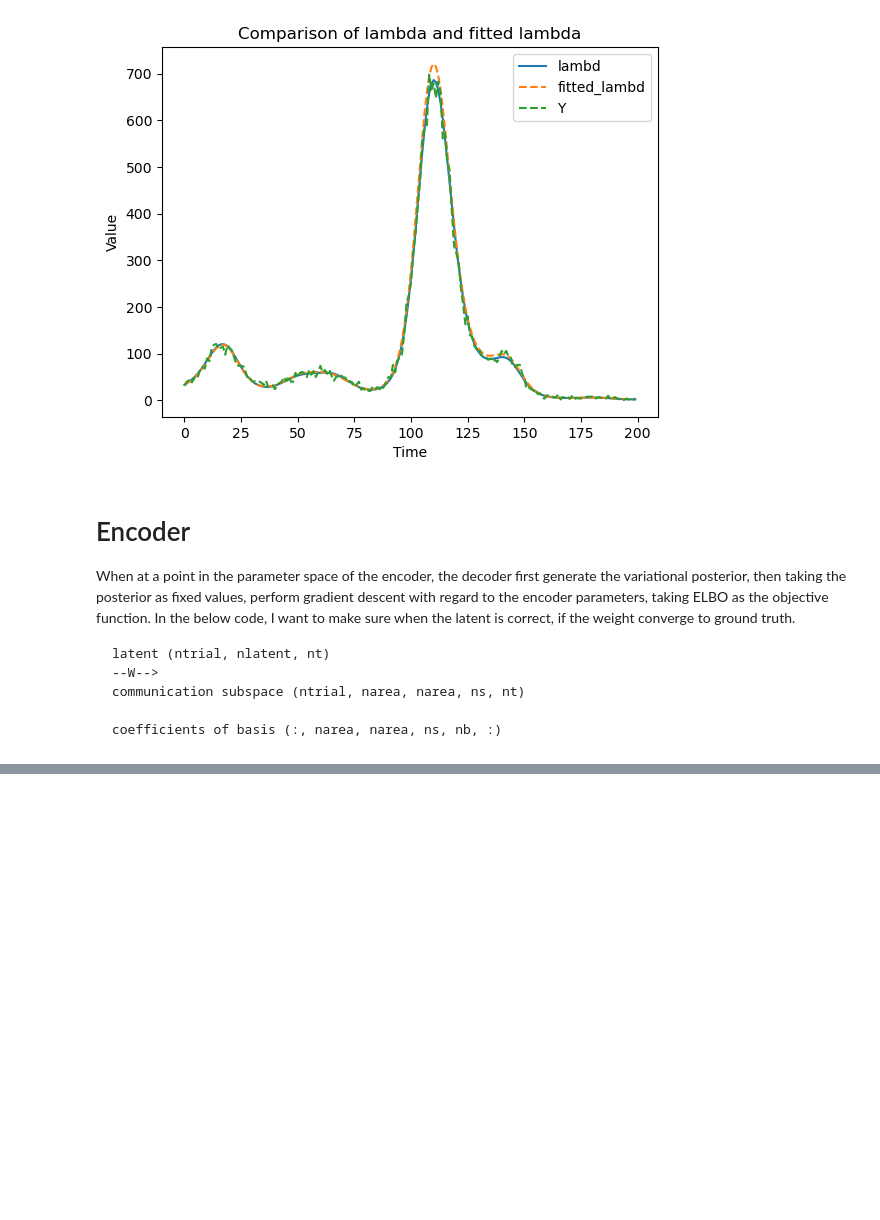
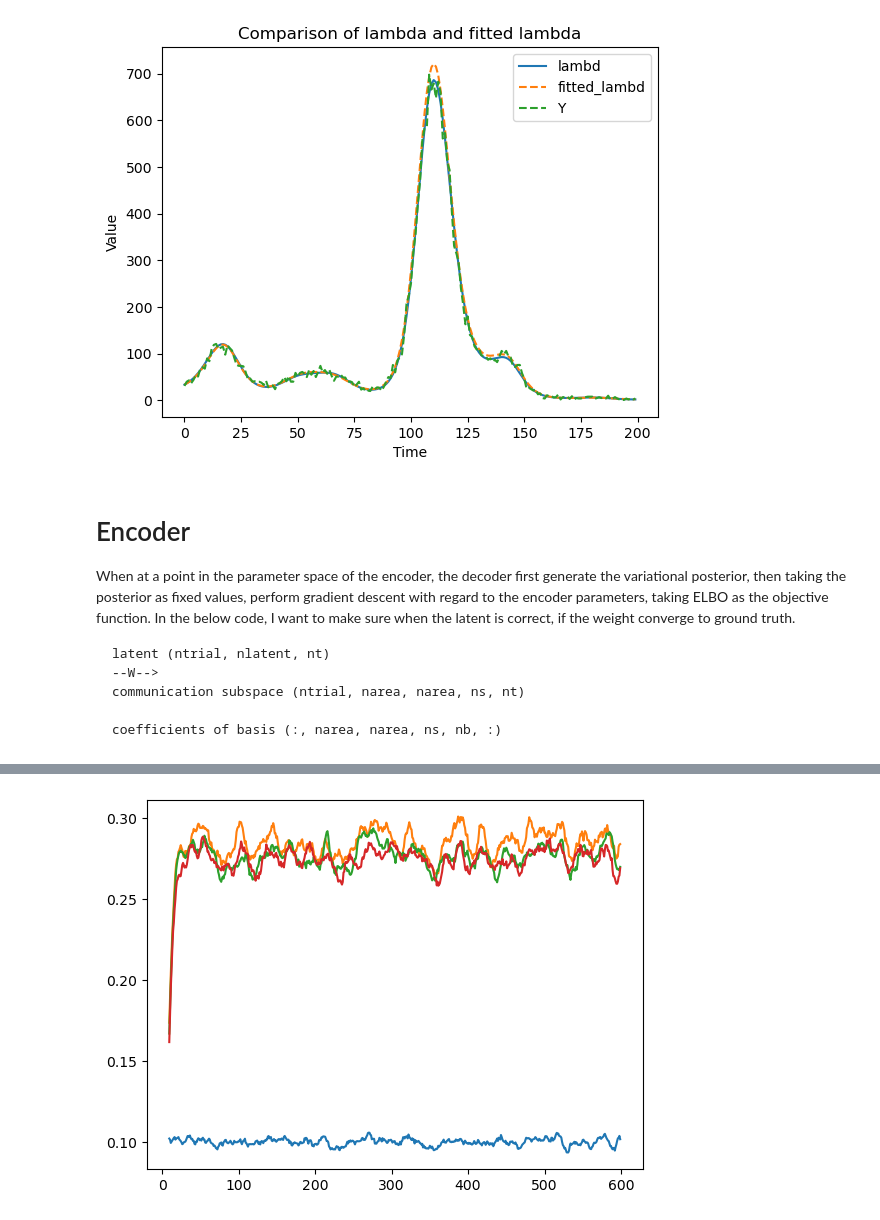
Before and after one commit to Qi-Xin/FC-GPFA, a Jupyter notebook: Decoder&Encoder.ipynb, the cells around one changed output, grey strips where cells are left out. Cells and saved outputs as stored; diff of their text form; code cells hidden in the pictures; blank space fills up the shorter version.

```diff
--- a/Decoder&Encoder.ipynb
+++ b/Decoder&Encoder.ipynb
@@ -332,0 +330,85 @@ tensor([0.0000, 0.0000, 0.0000, 0.6000, 0.4000, 0.2000, 0.0000])
+# %%
+### Generate data
+torch.manual_seed(0)
+np.random.seed(0)
+
+baseline_fr = 0.1
+MAX_FIRING_RATE = 10
+ntrial = 1000
+narea = 4
+nneuron_area = 2
+npadding = 100
+nneuron = narea*nneuron_area
+nt_wo_padding = 500
+gt_neuron_params = {'baseline_fr':baseline_fr, 'ntrial':ntrial, 'narea':narea, 'nneuron_area':nneuron_area,
+                    'nt':nt_wo_padding, 'npadding':npadding}
+
+coupling_filter_params = {'peaks_max':20.2, 'num':3, 'nonlinear':0.5}
+basis_coupling = GLM.make_pillow_basis(**coupling_filter_params)
+basis_coupling = basis_coupling[:,:1]
+
+max_histories = basis_coupling.shape[0]
+nt = nt_wo_padding + npadding
+coupling_mat = np.zeros((max_histories, nneuron, nneuron))
+baseline_mat = np.zeros((nt, nneuron))
+spikes = np.zeros((ntrial, nneuron, nt))
+
+### Generate coupling matrix
+for jarea in range(narea):
+    baseline_mat[:, jarea*nneuron_area:(jarea+1)*nneuron_area] = np.log(baseline_fr)
+    # baseline_mat[:, jarea*nneuron_area:(jarea+1)*nneuron_area] = baseline_fr*np.random.rand(nt, nneuron_area)
+    for iarea in range(narea):
+        # if jarea == iarea+1 and jarea in [1]:
+        if iarea == 0 and jarea != iarea:
+            coupling_mat[:, iarea*nneuron_area:(iarea+1)*nneuron_area, jarea*nneuron_area:(jarea+1)*nneuron_area] \
+                = np.flip(1*basis_coupling[:,0])[:, np.newaxis, np.newaxis]/nneuron_area
+
+### Generate time-varying coupling strength coefficients
+nlatent = 1
+gt_latent_params = {'sigma2':1, 'nlatent':nlatent, 'offset':1}
+max_project_w = 0.3
+project_w = (np.random.uniform(low=-max_project_w, high=max_project_w, size=(narea, narea, nlatent)))
+project_w *= 1/np.sqrt(np.sum(project_w**2))
+K = get_K(nt=nt, L=500, sigma2=gt_latent_params['sigma2'])
+latents = np.random.multivariate_normal(np.zeros(nt), K, (nlatent, ntrial))
+time_varying_coef = np.einsum('...i, ijk -> ...jk', project_w, latents) + gt_latent_params['offset']
+# time_varying_coef = np.einsum('...i, ijk -> ...jk', project_w, latents)
+
+
+### Rescale the time varying coefficients to have mean value of 1
+### Rescale the coupling matrix to have maximum absolute value of 1
+# print(abs(coupling_mat).max())
+# rescale = 1/abs(coupling_mat).max()
+# coupling_mat *= rescale
+# time_varying_coef: narea x narea x ntrial x nt
+
+### Generate spikes
+for itrial in range(ntrial):
+    spikes_single_trial = np.zeros((nt, nneuron, 1))
+    log_firing_rate = copy.copy(baseline_mat[:,:,np.newaxis])
+    spikes_single_trial[0,:,0] = np.random.poisson(np.exp(log_firing_rate[0,:,0]))
+
+    for t in range(1, nt):
+        nhistories = min(t, max_histories)
+        temp_log_firing_rate = (coupling_mat[-nhistories:, :, :] \
+            * np.kron(time_varying_coef[:,:,itrial,t][np.newaxis,:,:], np.ones((nneuron_area, nneuron_area))) \
+                * spikes_single_trial[(t-nhistories):(t), :, :]).sum(axis=(0, 1))
+        log_firing_rate[t,:,0] += temp_log_firing_rate
+        log_firing_rate[t,:,0] = np.minimum(log_firing_rate[t,:,0], MAX_FIRING_RATE)
+        spikes_single_trial[t,:,0] = np.random.poisson(np.exp(log_firing_rate[t,:,0]))
+        # spikes_single_trial[t,:,0] = np.exp(log_firing_rate[t,:,0])
+
+    log_firing_rate = log_firing_rate.squeeze()
+    spikes_single_trial = spikes_single_trial.squeeze()
+    spikes[itrial, :, :] = spikes_single_trial.T
+
+print(spikes.max())
+
+spikes = [spikes[:,iarea*nneuron_area:(iarea+1)*nneuron_area,:] for iarea in range(narea)]
+
+import pandas as pd
+window_size = 10
+for i in range(narea):
+    smoothed_spikes = pd.Series(spikes[i].mean(axis=(0,1))).rolling(window=window_size).mean()
+    plt.plot(smoothed_spikes)
+# %% [output]
@@ -332,0 +416 @@ tensor([0.0000, 0.0000, 0.0000, 0.6000, 0.4000, 0.2000, 0.0000])
+[figure, added]
```
Also changed, not shown: parts of 29 cells of this notebook.
